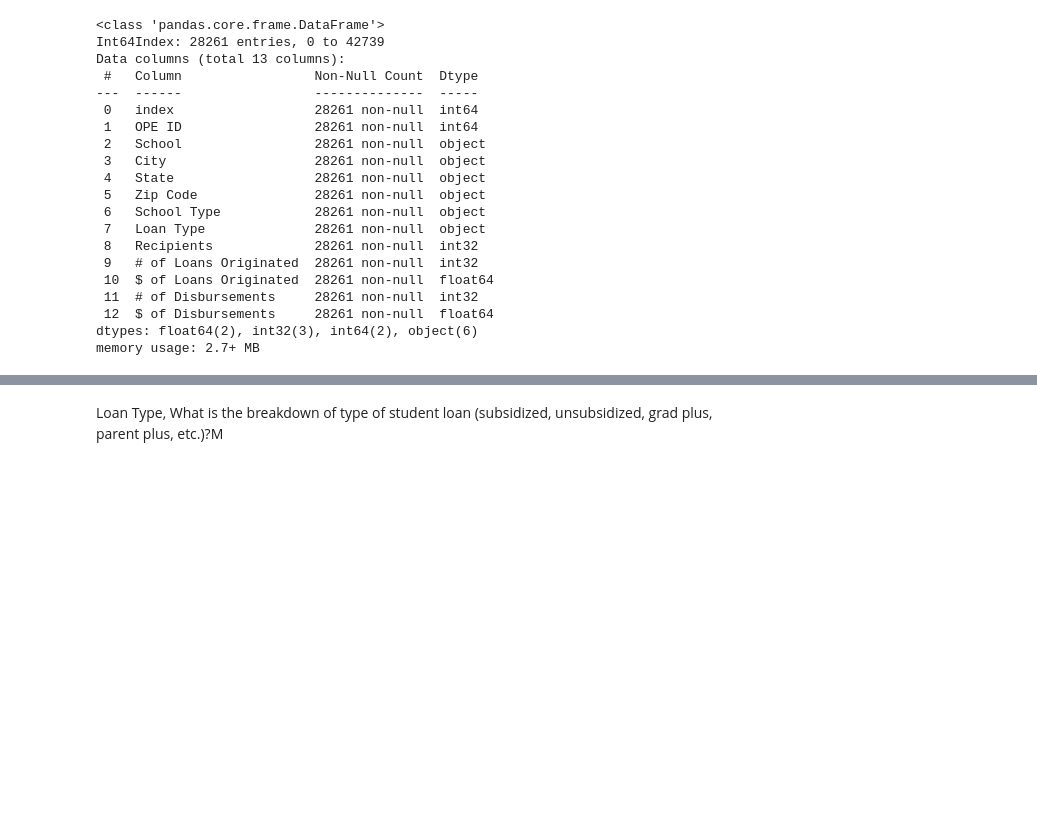
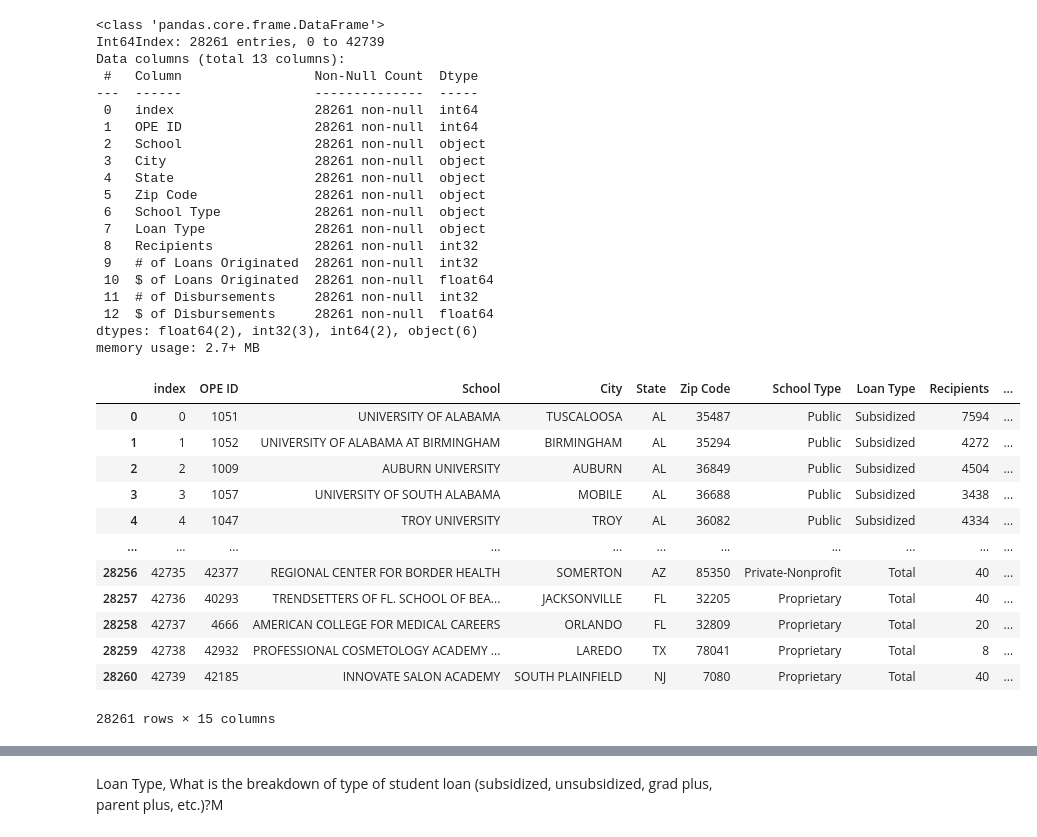
Before and after one commit to wemlaztdj/Demo_p1, a Jupyter notebook: main - TC.ipynb, the cells around one changed output, grey strips where cells are left out. Cells and saved outputs as stored; diff of their text form; code cells hidden in the pictures; blank space fills up the shorter version.

```diff
--- a/main - TC.ipynb
+++ b/main - TC.ipynb
@@ -135,3 +136,22 @@ Data columns (total 13 columns):
  12  $ of Disbursements     28261 non-null  float64
 dtypes: float64(2), int32(3), int64(2), object(6)
 memory usage: 2.7+ MB
+# %%
+zip_df=pd.read_csv("./Resources/Zipcode/uszips.csv")
+zip_df['Zip Code']=zip_df['Zip Code'].astype(str)
+drop_LL_df=pd.merge(drop_df,zip_df,how="left",on='Zip Code')
+drop_LL_df
+# %% [output]
+|  | index | OPE ID | School | City | State | Zip Code | School Type | Loan Type | Recipients | ... |
+| 0 | 0 | 1051 | UNIVERSITY OF ALABAMA | TUSCALOOSA | AL | 35487 | Public | Subsidized | 7594 | ... |
+| 1 | 1 | 1052 | UNIVERSITY OF ALABAMA AT BIRMINGHAM | BIRMINGHAM | AL | 35294 | Public | Subsidized | 4272 | ... |
+| 2 | 2 | 1009 | AUBURN UNIVERSITY | AUBURN | AL | 36849 | Public | Subsidized | 4504 | ... |
+| 3 | 3 | 1057 | UNIVERSITY OF SOUTH ALABAMA | MOBILE | AL | 36688 | Public | Subsidized | 3438 | ... |
+| 4 | 4 | 1047 | TROY UNIVERSITY | TROY | AL | 36082 | Public | Subsidized | 4334 | ... |
+| ... | ... | ... | ... | ... | ... | ... | ... | ... | ... | ... |
+| 28256 | 42735 | 42377 | REGIONAL CENTER FOR BORDER HEALTH | SOMERTON | AZ | 85350 | Private-Nonprofit | Total | 40 | ... |
+| 28257 | 42736 | 40293 | TRENDSETTERS OF FL. SCHOOL OF BEA... | JACKSONVILLE | FL | 32205 | Proprietary | Total | 40 | ... |
+| 28258 | 42737 | 4666 | AMERICAN COLLEGE FOR MEDICAL CAREERS | ORLANDO | FL | 32809 | Proprietary | Total | 20 | ... |
+| 28259 | 42738 | 42932 | PROFESSIONAL COSMETOLOGY ACADEMY ... | LAREDO | TX | 78041 | Proprietary | Total | 8 | ... |
+| 28260 | 42739 | 42185 | INNOVATE SALON ACADEMY | SOUTH PLAINFIELD | NJ | 7080 | Proprietary | Total | 40 | ... |
+28261 rows × 15 columns
```
Also changed, not shown: parts of 4 cells of this notebook, 4 other files.
